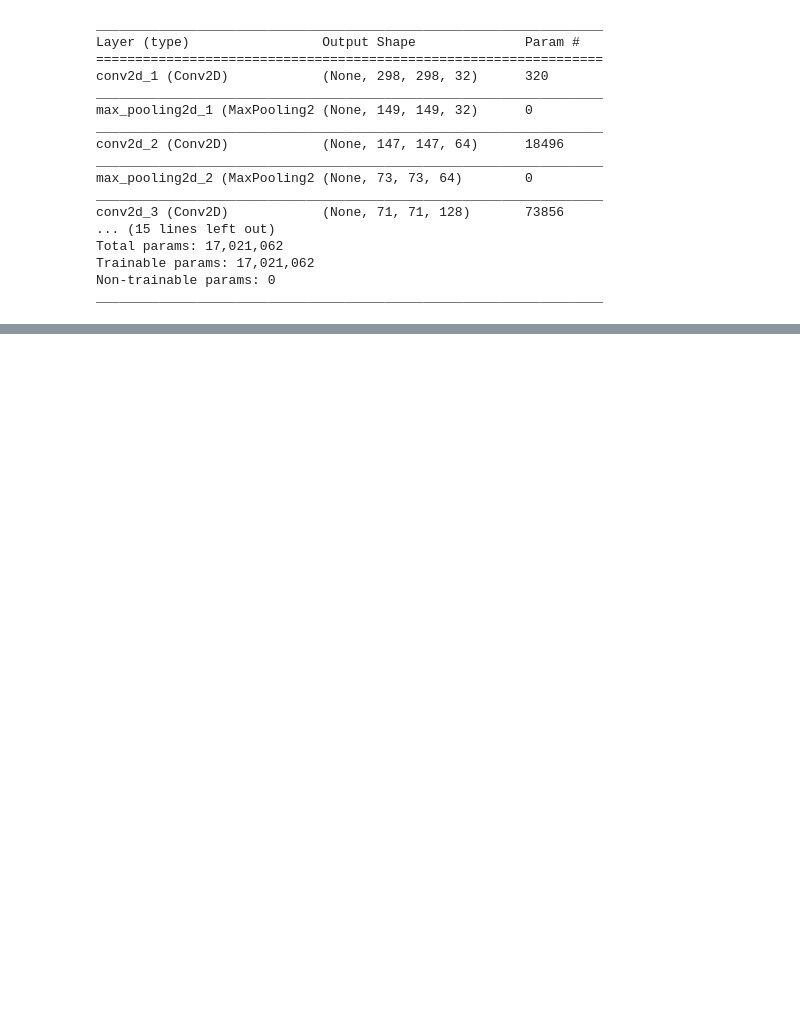
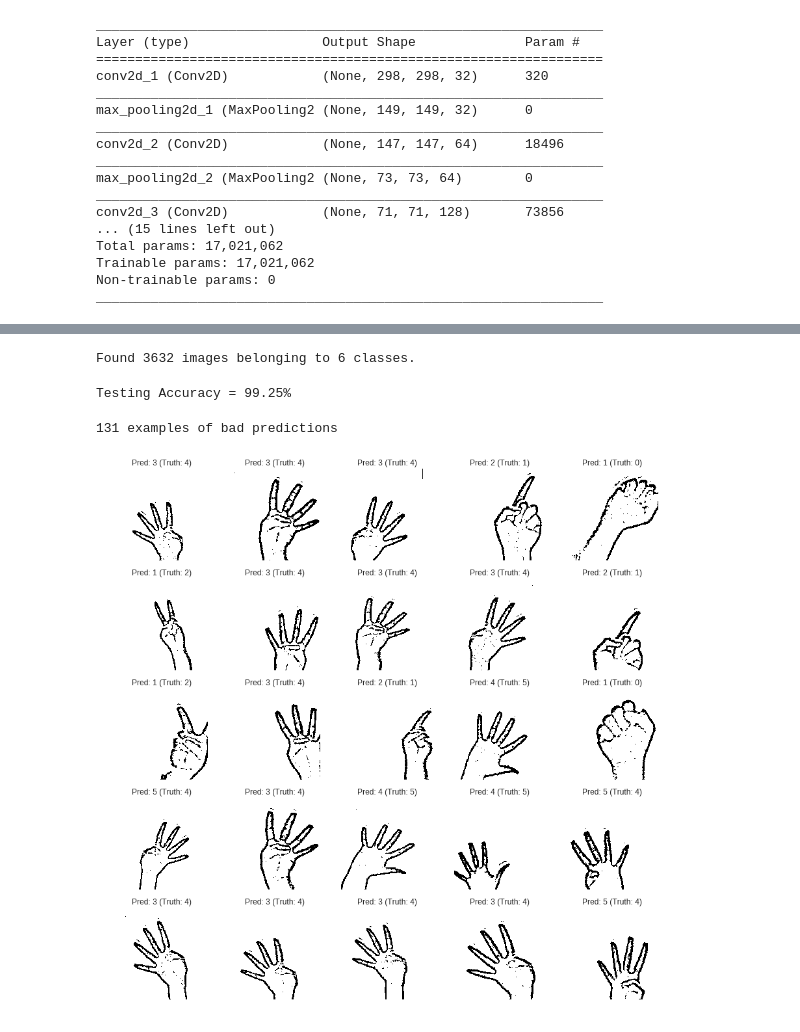
Before and after one commit to jaredvasquez/CNN-HowManyFingers, a Jupyter notebook: trainModel.ipynb, the cells around one changed output, grey strips where cells are left out. Saved outputs shown, nothing was run; the diff lists cells and outputs as text; code cells hidden in the pictures; blank space fills up the shorter version.

```diff
--- a/trainModel.ipynb
+++ b/trainModel.ipynb
@@ -179,0 +197,56 @@ There's quite a bit of noise in the validation set but with this quick training
+# %%
+test_datagen  = ImageDataGenerator( rescale=1./255,
+                                    rotation_range=10.,
+                                    width_shift_range=0.1,
+                                    height_shift_range=0.1,
+                                    zoom_range=0.2,
+                                    horizontal_flip=True
+                                  )
+
+test_gen = test_datagen.flow_from_directory(
+        'images/test/',
+        target_size=(300, 300),
+        color_mode='grayscale',
+        batch_size=nbatch,
+        classes=['NONE','ONE','TWO','THREE','FOUR','FIVE'],
+        class_mode='categorical'
+    )
+# %% [output]
+Found 3632 images belonging to 6 classes.
+# %%
+X_test, y_test = [], []
+for ibatch, (X, y) in enumerate(test_gen):
+    X_test.append(X)
+    y_test.append(y)
+    ibatch += 1
+    if (ibatch == 5*28): break
+
+# Concatenate everything together
+X_test = np.concatenate(X_test)
+y_test = np.concatenate(y_test)
+y_test = np.int32([np.argmax(r) for r in y_test])
+
+# Get the predictions from the model and calculate the accuracy
+y_pred = np.int32([np.argmax(r) for r in model.predict(X_test)])
+match = (y_test == y_pred)
+print('Testing Accuracy = %.2f%%' % (np.sum(match)*100/match.shape[0]))
+# %% [output]
+Testing Accuracy = 99.25%
+# %%
+nomatch = (y_test != y_pred)
+bad_pred = y_pred[nomatch]
+bad_true = y_test[nomatch]
+bad_img = X_test[nomatch]
+print('%d examples of bad predictions' % bad_pred.size)
+# %% [output]
+131 examples of bad predictions
+# %%
+plt.figure(figsize=(15,15))
+for i in range(min(bad_true.size,25)):
+    plt.subplot(5,5,i+1)
+    i+=75
+    plt.title('Pred: %d (Truth: %d)' % (bad_pred[i], bad_true[i]))
+    plt.axis('off')
+    plt.imshow(bad_img[i][:,:,0], cmap='gray')
+# %% [output]
+[figure, added]
```
Also changed, not shown: parts of 23 cells of this notebook.
